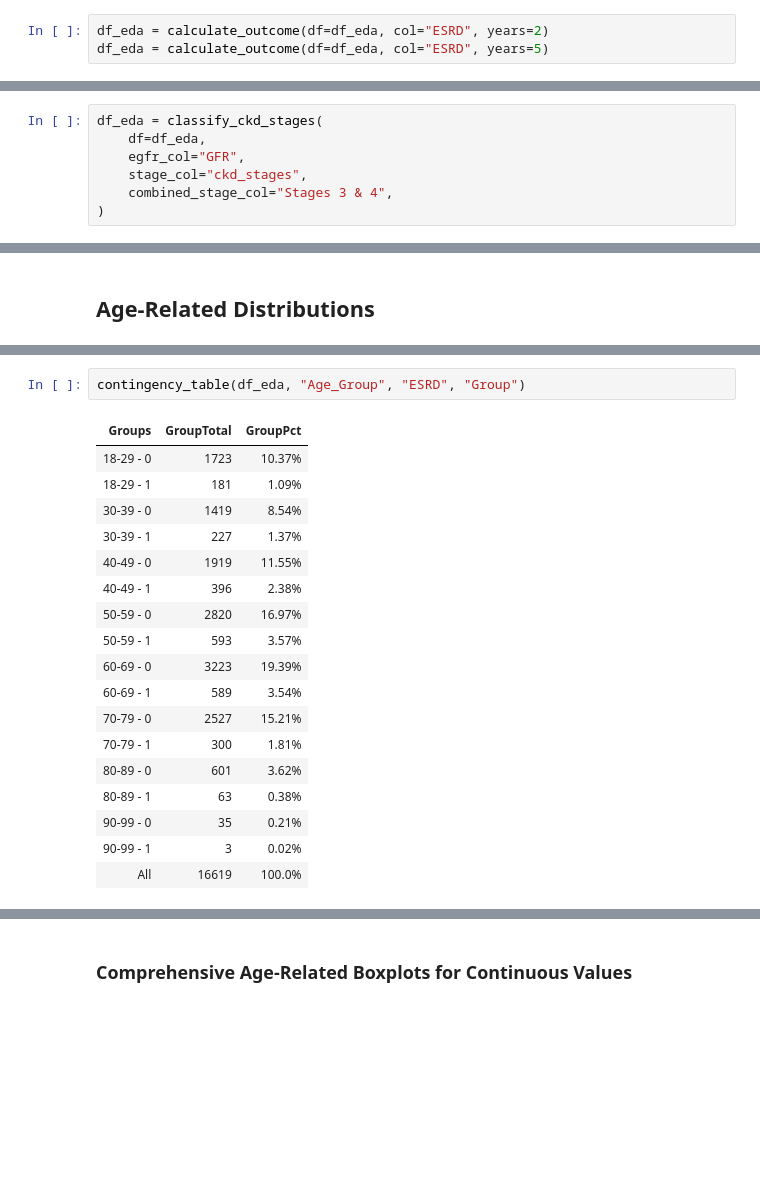
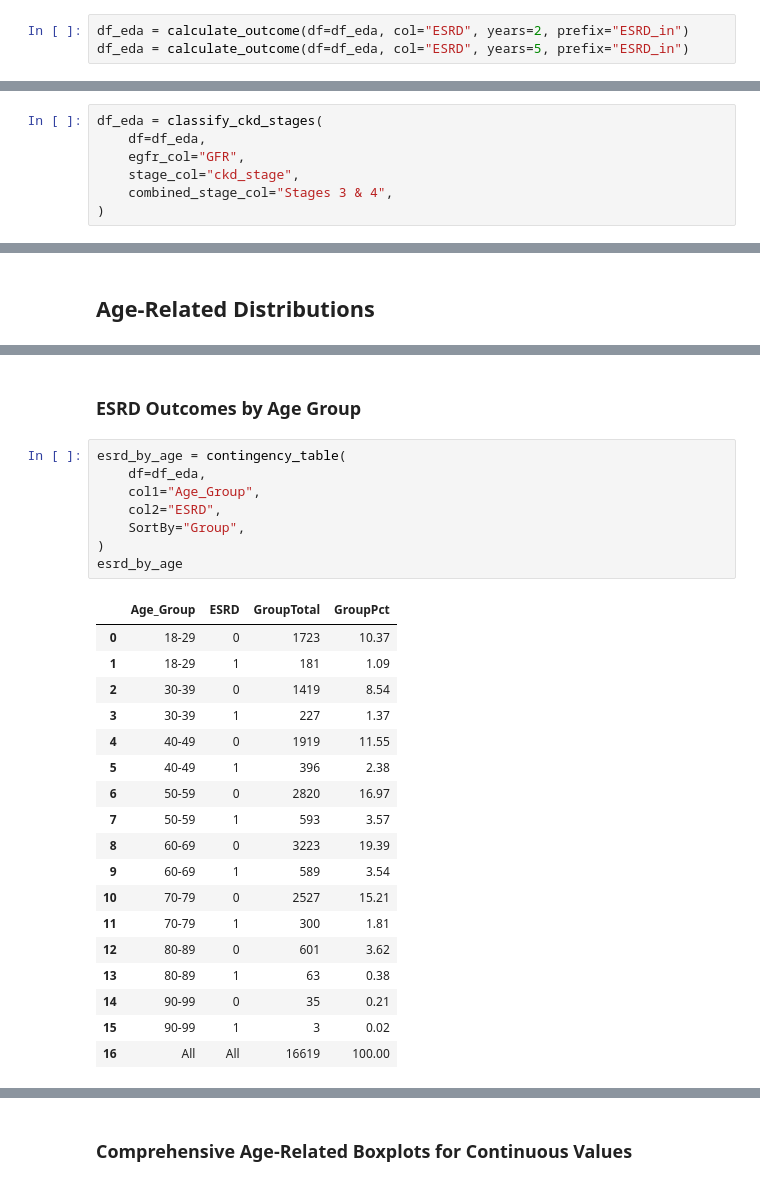
Before and after one commit to lshpaner/seoul_kfre, a Jupyter notebook: notebooks/data_exp_prep.ipynb, the cells around one changed output, grey strips where cells are left out. Cells and saved outputs as stored; diff of their text form; blank space fills up the shorter version.

Commit message:
updated contingency_table to return df, added ESRD outcome stacked plots/crsstbs

```diff
--- a/notebooks/data_exp_prep.ipynb
+++ b/notebooks/data_exp_prep.ipynb
@@ -131,8 +131,8 @@ df_eda["years"] = round(df_eda["ESRD_dur"] / 365.25)
 # %% [markdown]
 Now we use the years column to classify the `ESRD_dur` column into 2 new columns inside df called `2_year_outcome` and `5_year_outcome` given the constrains above.
 # %%
-df_eda = calculate_outcome(df=df_eda, col="ESRD", years=2)
-df_eda = calculate_outcome(df=df_eda, col="ESRD", years=5)
+df_eda = calculate_outcome(df=df_eda, col="ESRD", years=2, prefix="ESRD_in")
+df_eda = calculate_outcome(df=df_eda, col="ESRD", years=5, prefix="ESRD_in")
 # %% [markdown]
 ### CKD Stages 3 & 4
 
@@ -141,7 +141,7 @@ Classify the `GFR` column into CKD Stages 3 and 4 (breaking stage 3 down into 3a
 df_eda = classify_ckd_stages(
     df=df_eda,
     egfr_col="GFR",
-    stage_col="ckd_stages",
+    stage_col="ckd_stage",
     combined_stage_col="Stages 3 & 4",
 )
 # %% [markdown]
@@ -245,24 +247,32 @@ label_ages = [
 df_eda["Age_Group"] = pd.cut(
     df_eda["Age"], bins=bin_ages, labels=label_ages, right=False
 )
+# %% [markdown]
+### ESRD Outcomes by Age Group
 # %%
-contingency_table(df_eda, "Age_Group", "ESRD", "Group")
+esrd_by_age = contingency_table(
+    df=df_eda,
+    col1="Age_Group",
+    col2="ESRD",
+    SortBy="Group",
+)
+esrd_by_age
 # %% [output]
-| Groups | GroupTotal | GroupPct |
-| 18-29 - 0 | 1723 | 10.37% |
-| 18-29 - 1 | 181 | 1.09% |
-| 30-39 - 0 | 1419 | 8.54% |
-| 30-39 - 1 | 227 | 1.37% |
-| 40-49 - 0 | 1919 | 11.55% |
-| 40-49 - 1 | 396 | 2.38% |
-| 50-59 - 0 | 2820 | 16.97% |
-| 50-59 - 1 | 593 | 3.57% |
-| 60-69 - 0 | 3223 | 19.39% |
-| 60-69 - 1 | 589 | 3.54% |
-| 70-79 - 0 | 2527 | 15.21% |
-| 70-79 - 1 | 300 | 1.81% |
-| 80-89 - 0 | 601 | 3.62% |
-| 80-89 - 1 | 63 | 0.38% |
-| 90-99 - 0 | 35 | 0.21% |
-| 90-99 - 1 | 3 | 0.02% |
-| All | 16619 | 100.0% |
+|  | Age_Group | ESRD | GroupTotal | GroupPct |
+| 0 | 18-29 | 0 | 1723 | 10.37 |
+| 1 | 18-29 | 1 | 181 | 1.09 |
+| 2 | 30-39 | 0 | 1419 | 8.54 |
+| 3 | 30-39 | 1 | 227 | 1.37 |
+| 4 | 40-49 | 0 | 1919 | 11.55 |
+| 5 | 40-49 | 1 | 396 | 2.38 |
+| 6 | 50-59 | 0 | 2820 | 16.97 |
+| 7 | 50-59 | 1 | 593 | 3.57 |
+| 8 | 60-69 | 0 | 3223 | 19.39 |
+| 9 | 60-69 | 1 | 589 | 3.54 |
+| 10 | 70-79 | 0 | 2527 | 15.21 |
+| 11 | 70-79 | 1 | 300 | 1.81 |
+| 12 | 80-89 | 0 | 601 | 3.62 |
+| 13 | 80-89 | 1 | 63 | 0.38 |
+| 14 | 90-99 | 0 | 35 | 0.21 |
+| 15 | 90-99 | 1 | 3 | 0.02 |
+| 16 | All | All | 16619 | 100.00 |
```
Also changed, not shown: parts of 8 cells of this notebook, 40 other files.
